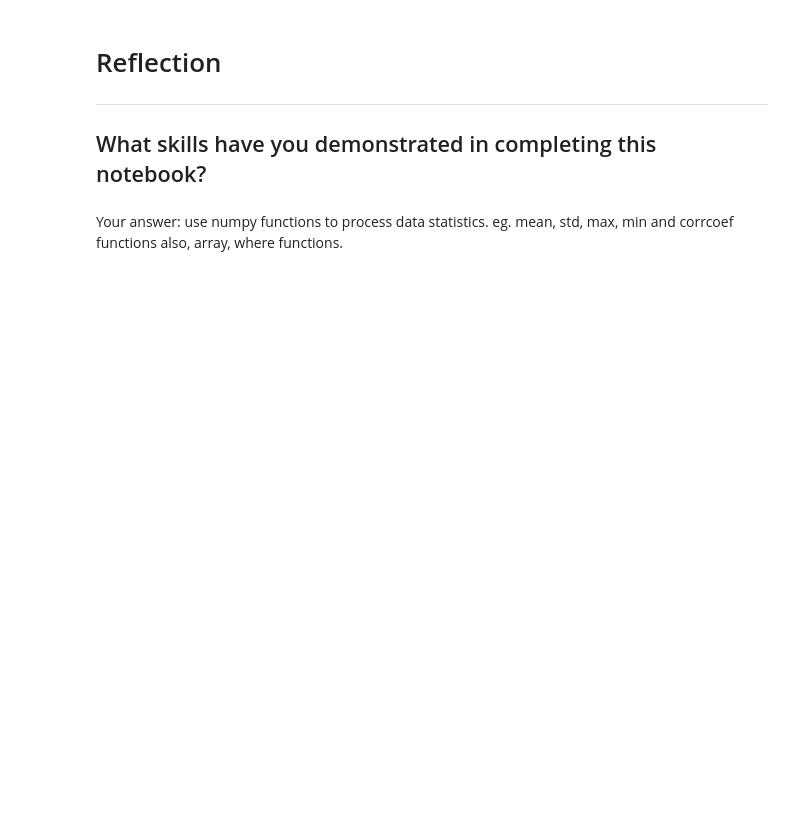
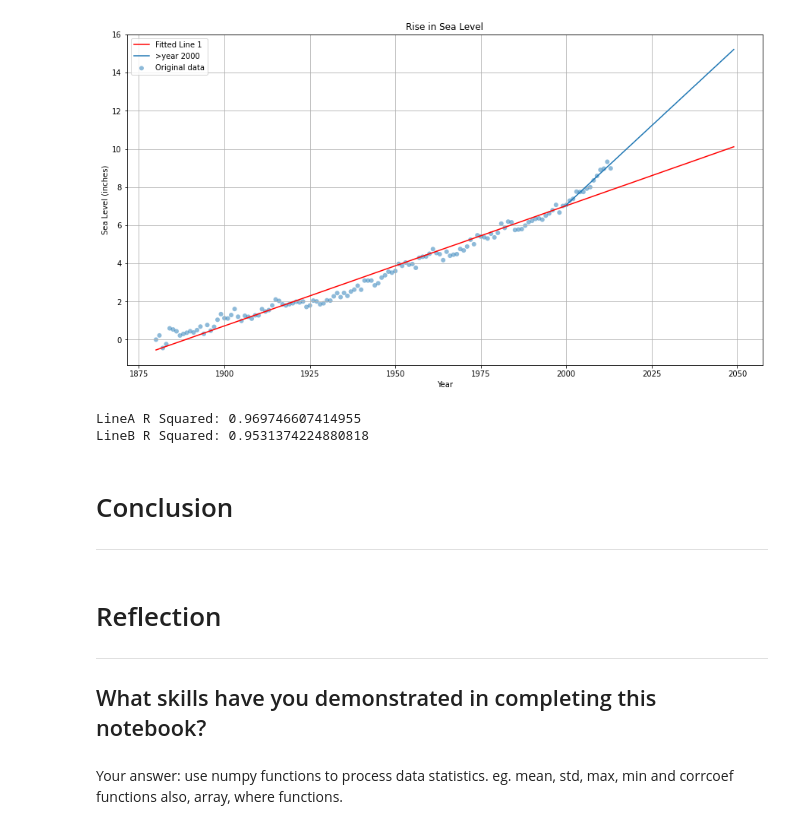
Before and after one commit to sysphcd/PythonProgrammingforData, a Jupyter notebook: Projects/Sea_Level_Project.ipynb, the cells around one changed output. Drawn from its saved outputs; the diff is of its cells as text; code cells hidden in the pictures; blank space fills up the shorter version.

```diff
--- a/Projects/Sea_Level_Project.ipynb
+++ b/Projects/Sea_Level_Project.ipynb
@@ -142,3 +385,61 @@ correlation coefficient for Year and CSIRO Adjusted Sea Level :
+# %%
+import pandas as pd
+import matplotlib.pyplot as plt
+from scipy.stats import linregress
+import numpy as np
+
+# def draw_plot():
+
+fig, ax = plt.subplots(figsize=(15, 8))
+
+# Create scatter plot
+# plt.scatter(years, sea_levels)
+ax.scatter(years, sea_levels, label='Original data', alpha=0.5, edgecolors='none')
+ax.grid(True)
+
+# Create first line of best fit
+lineA = linregress(years, sea_levels)
+xA = np.arange(years.min(),2050,1)
+yA = xA*lineA.slope + lineA.intercept
+
+plt.plot(xA,yA, 'r', label = 'Fitted Line 1')
+
+# Create second line of best fit
+df_2000 = filted_sealevel_df[filted_sealevel_df['Year'] >= 2000]
+
+# Get slope, intercept, r_value, p_value, std_err from linregress model
+lineB = linregress(df_2000['Year'], df_2000['CSIRO Adjusted Sea Level'])
+xB = np.arange(2000,2050,1)
+yB = xB*lineB.slope + lineB.intercept
+
+plt.plot(xB,yB, label='>year 2000')
+
+# Add labels and title
+plt.xlabel('Year')
+plt.ylabel('Sea Level (inches)')
+plt.title('Rise in Sea Level')
+plt.legend(fontsize="medium")
+plt.show()
+# Save plot and return data for testing (DO NOT MODIFY)
+# plt.savefig('sea_level_plot.png')
+# return plt.gca()
+
+# draw_plot()
+# %% [output]
+[figure, added]
+# %%
+# R Squared
+print(f'LineA R Squared: {lineA.rvalue**2}')
+
+print(f'LineB R Squared: {lineB.rvalue**2}')
+# %% [output]
+LineA R Squared: 0.969746607414955
+LineB R Squared: 0.9531374224880818
+# %% [markdown]
+# Conclusion
+
+
+---
 # %% [markdown]
 # Reflection
 ----
```
Also changed, not shown: parts of 49 cells of this notebook.
